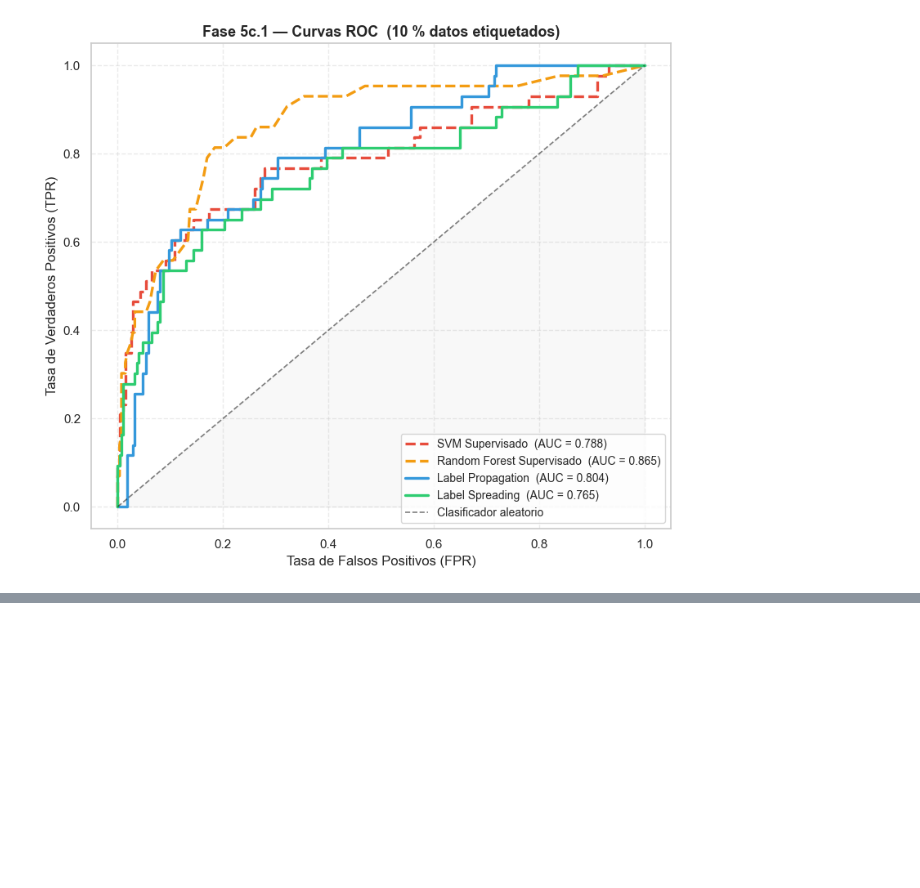
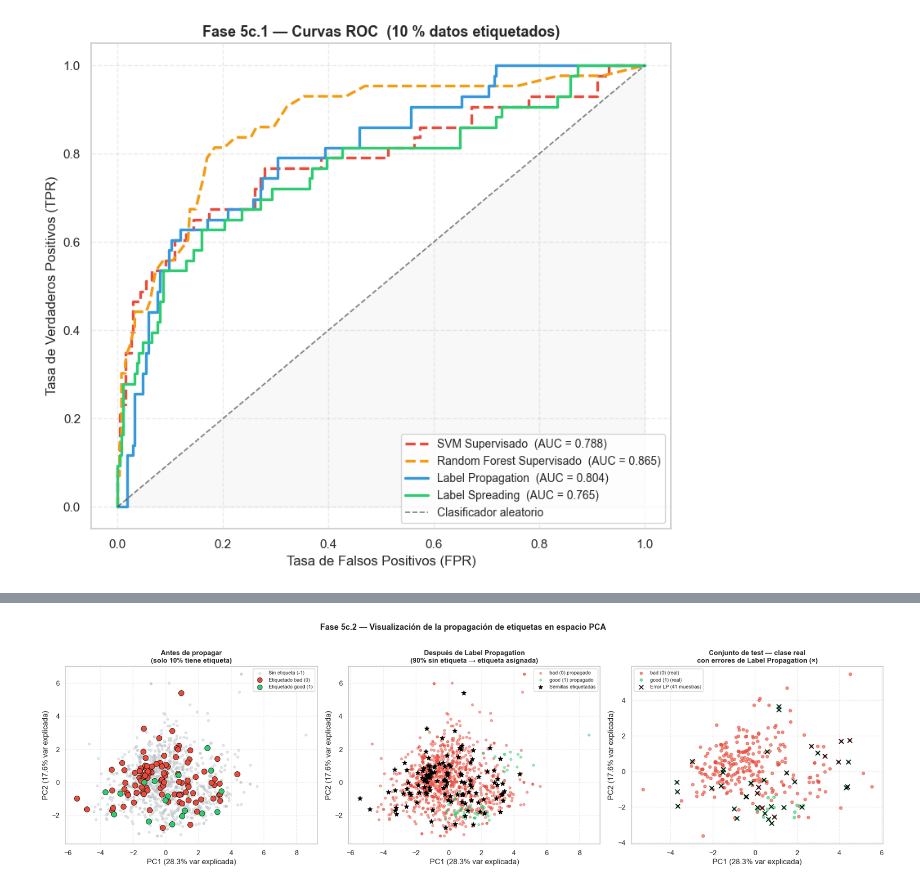
Before and after one commit to Fercho1118/Lab10-MD, a Jupyter notebook: lab10_grupo3.ipynb, the cells around one changed output, grey strips where cells are left out. Saved outputs shown, nothing was run; the diff lists cells and outputs as text; code cells hidden in the pictures; blank space fills up the shorter version.

Commit message:
mas graficos, importancia de features

```diff
--- a/lab10_grupo3.ipynb
+++ b/lab10_grupo3.ipynb
@@ -2017,0 +2023,92 @@ plt.show()
+# %%
+from sklearn.decomposition import PCA
+from sklearn.semi_supervised import LabelPropagation
+import matplotlib.pyplot as plt
+import numpy as np
+
+# PCA ajustado sobre el conjunto de entrenamiento semi-supervisado (10%)
+pca_vis      = PCA(n_components=2, random_state=42)
+X_train_vis  = pca_vis.fit_transform(X_cm_semi)
+X_test_vis   = pca_vis.transform(X_test_base)
+
+labeled_mask   = y_cm_semi != -1
+unlabeled_mask = ~labeled_mask
+
+# Ajustar LP para obtener etiquetas propagadas (transduction_)
+lp_vis = LabelPropagation(**best_config['label_propagation'], max_iter=1000)
+lp_vis.fit(X_cm_semi, y_cm_semi)
+y_propagated  = lp_vis.transduction_
+y_pred_lp_test = lp_vis.predict(X_test_base)
+
+class_colors = {0: '#e74c3c', 1: '#2ecc71'}
+class_names  = {0: 'bad (0)', 1: 'good (1)'}
+pct_var = pca_vis.explained_variance_ratio_
+
+fig, axes = plt.subplots(1, 3, figsize=(19, 5.5))
+
+# ── Panel 1: antes de propagar ─────────────────────────────────────────
+ax = axes[0]
+ax.scatter(X_train_vis[unlabeled_mask, 0], X_train_vis[unlabeled_mask, 1],
+           c='#bdc3c7', s=14, alpha=0.40, label='Sin etiqueta (-1)', zorder=1)
+for cls in [0, 1]:
+    mask = labeled_mask & (y_cm_semi == cls)
+    ax.scatter(X_train_vis[mask, 0], X_train_vis[mask, 1],
+               c=class_colors[cls], s=75, edgecolors='black', linewidths=0.6,
+               label=f'Etiquetado {class_names[cls]}', zorder=3)
+ax.set_title('Antes de propagar\n(solo 10% tiene etiqueta)',
+             fontsize=11, fontweight='bold')
+ax.set_xlabel(f'PC1 ({pct_var[0]:.1%} var explicada)')
+ax.set_ylabel(f'PC2 ({pct_var[1]:.1%} var explicada)')
+ax.legend(fontsize=8, markerscale=0.9)
+ax.grid(linestyle='--', alpha=0.35)
+
+# ── Panel 2: después — etiquetas propagadas ────────────────────────────
+ax = axes[1]
+for cls in [0, 1]:
+    mask_prop = y_propagated == cls
+    ax.scatter(X_train_vis[mask_prop, 0], X_train_vis[mask_prop, 1],
+               c=class_colors[cls], s=14, alpha=0.45,
+               label=f'{class_names[cls]} propagado', zorder=2)
+# Resaltar semillas originales
+ax.scatter(X_train_vis[labeled_mask, 0], X_train_vis[labeled_mask, 1],
+           c='black', s=55, marker='*', zorder=4, label='Semillas etiquetadas')
+ax.set_title('Después de Label Propagation\n(90% sin etiqueta → etiqueta asignada)',
+             fontsize=11, fontweight='bold')
+ax.set_xlabel(f'PC1 ({pct_var[0]:.1%} var explicada)')
+ax.set_ylabel(f'PC2 ({pct_var[1]:.1%} var explicada)')
+ax.legend(fontsize=8, markerscale=0.9)
+ax.grid(linestyle='--', alpha=0.35)
+
+# ── Panel 3: conjunto de test con errores LP ───────────────────────────
+ax = axes[2]
+for cls in [0, 1]:
+    mask_t = y_test_base == cls
+    ax.scatter(X_test_vis[mask_t, 0], X_test_vis[mask_t, 1],
+               c=class_colors[cls], s=22, alpha=0.60,
+               label=f'{class_names[cls]} (real)', zorder=2)
+errors_test = y_pred_lp_test != y_test_base
+ax.scatter(X_test_vis[errors_test, 0], X_test_vis[errors_test, 1],
+           c='black', s=55, marker='x', linewidths=1.3,
+           label=f'Error LP ({errors_test.sum()} muestras)', zorder=5)
+ax.set_title('Conjunto de test — clase real\ncon errores de Label Propagation (×)',
+             fontsize=11, fontweight='bold')
+ax.set_xlabel(f'PC1 ({pct_var[0]:.1%} var explicada)')
+ax.set_ylabel(f'PC2 ({pct_var[1]:.1%} var explicada)')
+ax.legend(fontsize=8, markerscale=0.9)
+ax.grid(linestyle='--', alpha=0.35)
+
+plt.suptitle(
+    'Fase 5c.2 — Visualización de la propagación de etiquetas en espacio PCA',
+    fontsize=13, fontweight='bold', y=1.01)
+plt.tight_layout()
+plt.show()
+
+n_labeled_bad  = (y_cm_semi[labeled_mask] == 0).sum()
+n_labeled_good = (y_cm_semi[labeled_mask] == 1).sum()
+n_prop_bad  = (y_propagated[unlabeled_mask] == 0).sum()
+n_prop_good = (y_propagated[unlabeled_mask] == 1).sum()
+print(f'Semillas: {n_labeled_bad} bad | {n_labeled_good} good')
+print(f'Propagados: {n_prop_bad} bad | {n_prop_good} good  '
+      f'(total no etiquetados: {unlabeled_mask.sum()})')
+# %% [output]
+[figure, added]
```
Also changed, not shown: parts of 4 cells of this notebook.
